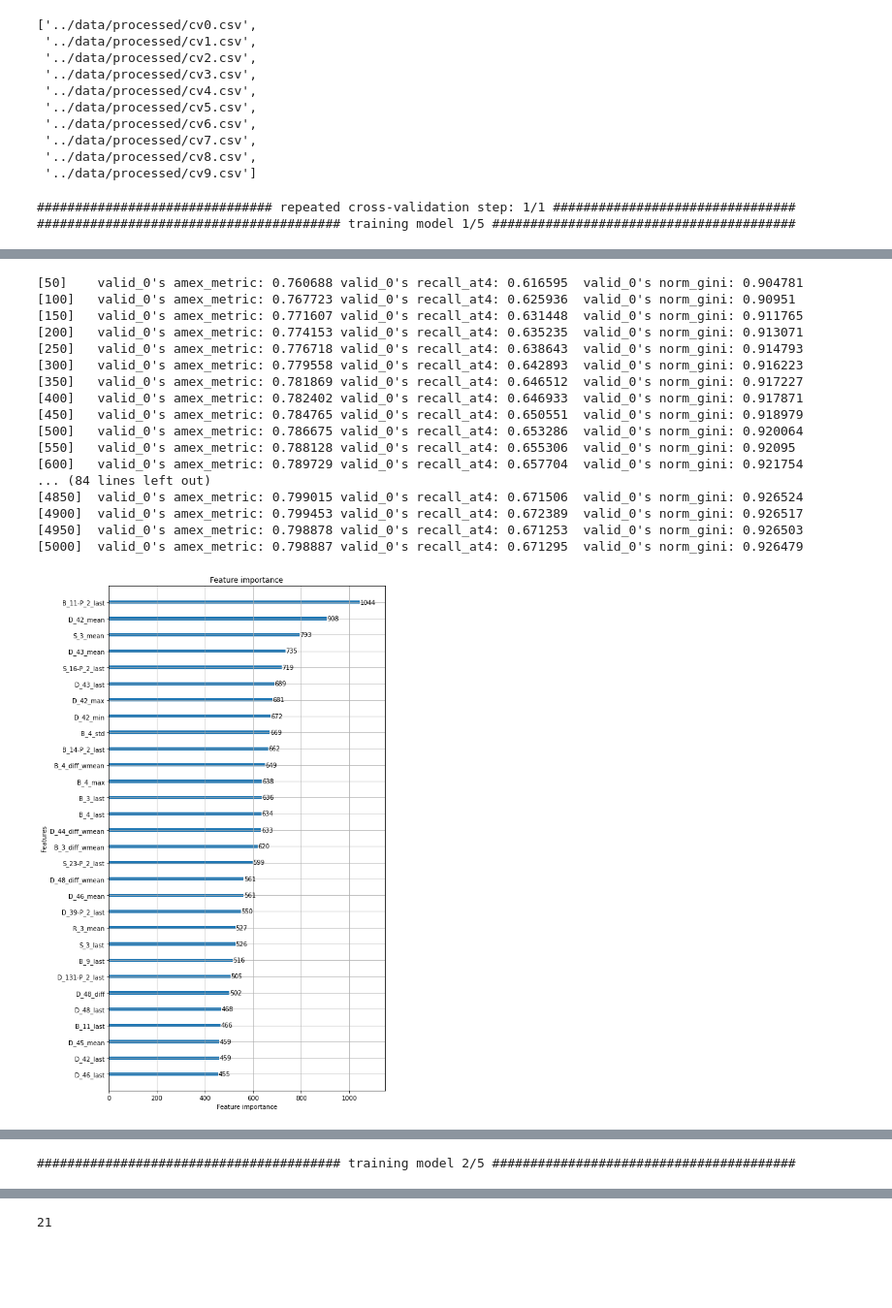
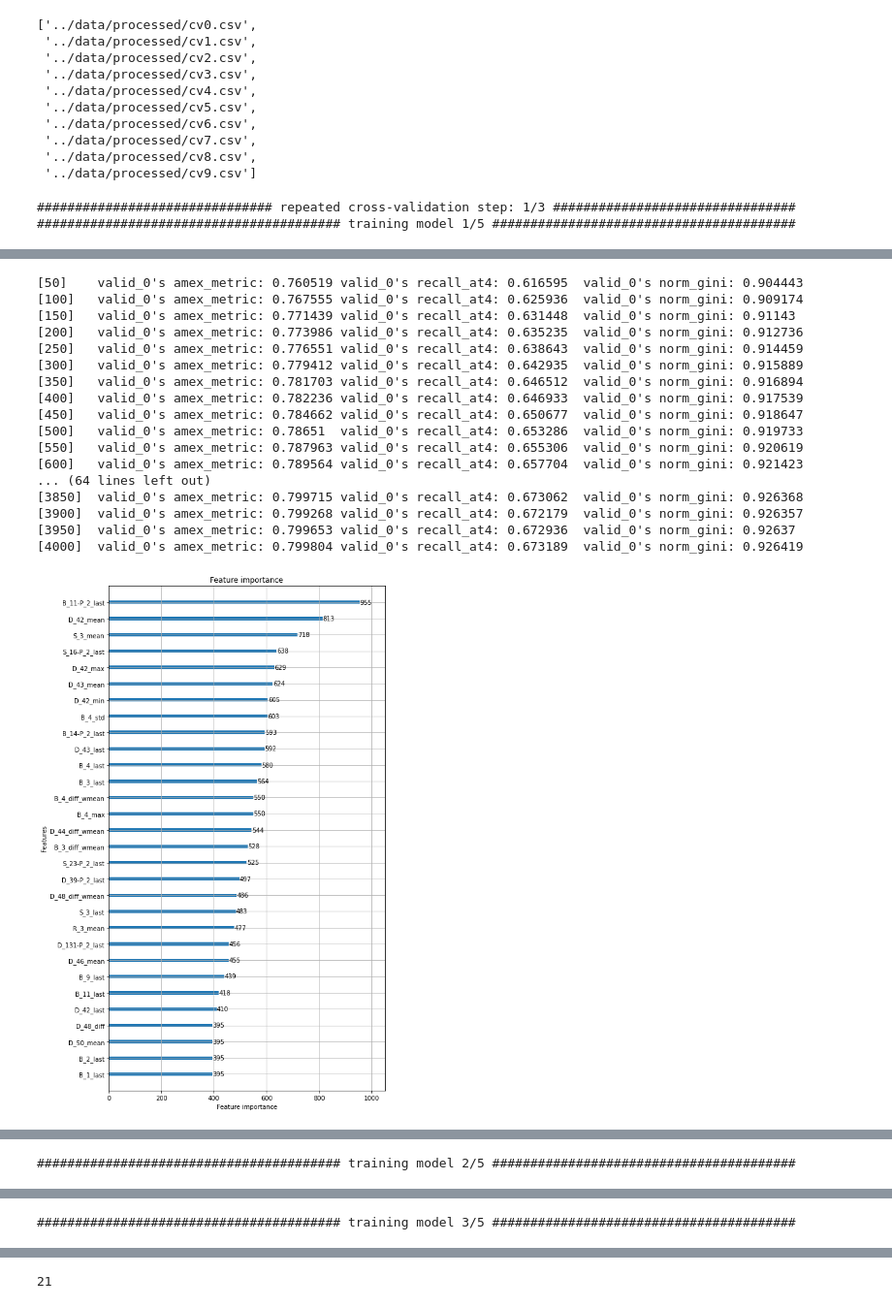
Before and after one commit to mavillan/amex-default-prediction, a Jupyter notebook: train/outputs/lgbm-dart-linear-bce-dsv02.ipynb, the cells around one changed output, grey strips where cells are left out. Shown at 97% size. Saved outputs shown, nothing was run; the diff lists cells and outputs as text; code cells hidden in the pictures; blank space fills up the shorter version.

Commit message:
Adds execution of lgbm-dart-linear

```diff
--- a/train/outputs/lgbm-dart-linear-bce-dsv02.ipynb
+++ b/train/outputs/lgbm-dart-linear-bce-dsv02.ipynb
@@ -35,15 +35,18 @@ def metric_amex(y_pred: np.ndarray, data: lgb.Dataset):
     return 'amex_metric', compute_amex_metric(y_true, y_pred), True
 # %%
 # CONFIG PARAMS
-N_REPEATS = 1
+N_REPEATS = 3
 # %%
 OOF_PATH = Path("../data/oof/lgbm-dart-linear-bce-dsv02")
 SUB_PATH = Path("../data/subs/lgbm-dart-linear-bce-dsv02")
+ART_PATH = Path("../artifacts/lgbm-dart-linear-bce-dsv02")
 
 if not OOF_PATH.exists():
     OOF_PATH.mkdir(parents=True, exist_ok=True)
 if not SUB_PATH.exists():
     SUB_PATH.mkdir(parents=True, exist_ok=True)
+if not ART_PATH.exists():
+    ART_PATH.mkdir(parents=True, exist_ok=True)
 # %% [markdown]
 ***
 ## load and prepare data
@@ -141,7 +144,7 @@ def train_models(dataframe: pd.DataFrame, n_folds: int = 5,) -> tuple:
             train_set=train_dset,
             valid_sets=[valid_dset,],
             feval=[metric_amex, metric_recall_at4, metric_normalized_gini],
-            num_boost_round=5000,
+            num_boost_round=4000,
             callbacks=[lgb.log_evaluation(period=50),],
         )
 
@@ -198,11 +201,17 @@ for repetition in range(N_REPEATS):
     all_models.append(models)
     all_oof_dfs.append(oof)
 
+    # save oof predictions
     oof.to_csv(OOF_PATH/f"oof-cv{repetition}.csv", index=False)
+    # save models
+    for fold,_model in enumerate(models):
+        _model.save_model(ART_PATH/f"model-cv{repetition}-fold{fold}.txt")
+    for fold,_scaler in enumerate(scalers):
+        joblib.dump(_scaler, ART_PATH/f"scaler-cv{repetition}-fold{fold}.pkl")
 
     del _train, folds; gc.collect()
 # %% [output]
-############################### repeated cross-validation step: 1/1 ################################
+############################### repeated cross-validation step: 1/3 ################################
 ######################################## training model 1/5 ########################################
 [LightGBM] [Warning] Met negative value in categorical features, will convert it to NaN
 [LightGBM] [Warning] Met negative value in categorical features, will convert it to NaN
@@ -224,18 +235,18 @@ for repetition in range(N_REPEATS):
-[50]    valid_0's amex_metric: 0.760688 valid_0's recall_at4: 0.616595  valid_0's norm_gini: 0.904781
-[100]   valid_0's amex_metric: 0.767723 valid_0's recall_at4: 0.625936  valid_0's norm_gini: 0.90951
-[150]   valid_0's amex_metric: 0.771607 valid_0's recall_at4: 0.631448  valid_0's norm_gini: 0.911765
-[200]   valid_0's amex_metric: 0.774153 valid_0's recall_at4: 0.635235  valid_0's norm_gini: 0.913071
-[250]   valid_0's amex_metric: 0.776718 valid_0's recall_at4: 0.638643  valid_0's norm_gini: 0.914793
-[300]   valid_0's amex_metric: 0.779558 valid_0's recall_at4: 0.642893  valid_0's norm_gini: 0.916223
-[350]   valid_0's amex_metric: 0.781869 valid_0's recall_at4: 0.646512  valid_0's norm_gini: 0.917227
-[400]   valid_0's amex_metric: 0.782402 valid_0's recall_at4: 0.646933  valid_0's norm_gini: 0.917871
-[450]   valid_0's amex_metric: 0.784765 valid_0's recall_at4: 0.650551  valid_0's norm_gini: 0.918979
-[500]   valid_0's amex_metric: 0.786675 valid_0's recall_at4: 0.653286  valid_0's norm_gini: 0.920064
-[550]   valid_0's amex_metric: 0.788128 valid_0's recall_at4: 0.655306  valid_0's norm_gini: 0.92095
-[600]   valid_0's amex_metric: 0.789729 valid_0's recall_at4: 0.657704  valid_0's norm_gini: 0.921754
-... (84 lines left out)
-[4850]  valid_0's amex_metric: 0.799015 valid_0's recall_at4: 0.671506  valid_0's norm_gini: 0.926524
-[4900]  valid_0's amex_metric: 0.799453 valid_0's recall_at4: 0.672389  valid_0's norm_gini: 0.926517
-[4950]  valid_0's amex_metric: 0.798878 valid_0's recall_at4: 0.671253  valid_0's norm_gini: 0.926503
-[5000]  valid_0's amex_metric: 0.798887 valid_0's recall_at4: 0.671295  valid_0's norm_gini: 0.926479
+[50]    valid_0's amex_metric: 0.760519 valid_0's recall_at4: 0.616595  valid_0's norm_gini: 0.904443
+[100]   valid_0's amex_metric: 0.767555 valid_0's recall_at4: 0.625936  valid_0's norm_gini: 0.909174
+[150]   valid_0's amex_metric: 0.771439 valid_0's recall_at4: 0.631448  valid_0's norm_gini: 0.91143
+[200]   valid_0's amex_metric: 0.773986 valid_0's recall_at4: 0.635235  valid_0's norm_gini: 0.912736
+[250]   valid_0's amex_metric: 0.776551 valid_0's recall_at4: 0.638643  valid_0's norm_gini: 0.914459
+[300]   valid_0's amex_metric: 0.779412 valid_0's recall_at4: 0.642935  valid_0's norm_gini: 0.915889
+[350]   valid_0's amex_metric: 0.781703 valid_0's recall_at4: 0.646512  valid_0's norm_gini: 0.916894
+[400]   valid_0's amex_metric: 0.782236 valid_0's recall_at4: 0.646933  valid_0's norm_gini: 0.917539
+[450]   valid_0's amex_metric: 0.784662 valid_0's recall_at4: 0.650677  valid_0's norm_gini: 0.918647
+[500]   valid_0's amex_metric: 0.78651  valid_0's recall_at4: 0.653286  valid_0's norm_gini: 0.919733
+[550]   valid_0's amex_metric: 0.787963 valid_0's recall_at4: 0.655306  valid_0's norm_gini: 0.920619
+[600]   valid_0's amex_metric: 0.789564 valid_0's recall_at4: 0.657704  valid_0's norm_gini: 0.921423
+... (64 lines left out)
+[3850]  valid_0's amex_metric: 0.799715 valid_0's recall_at4: 0.673062  valid_0's norm_gini: 0.926368
+[3900]  valid_0's amex_metric: 0.799268 valid_0's recall_at4: 0.672179  valid_0's norm_gini: 0.926357
+[3950]  valid_0's amex_metric: 0.799653 valid_0's recall_at4: 0.672936  valid_0's norm_gini: 0.92637
+[4000]  valid_0's amex_metric: 0.799804 valid_0's recall_at4: 0.673189  valid_0's norm_gini: 0.926419
-[figure, old version]
+[figure, new version]
@@ -277,0 +292 @@ for repetition in range(N_REPEATS):
+######################################## training model 3/5 ########################################
```
Also changed, not shown: parts of 6 cells of this notebook, 1 other file.
